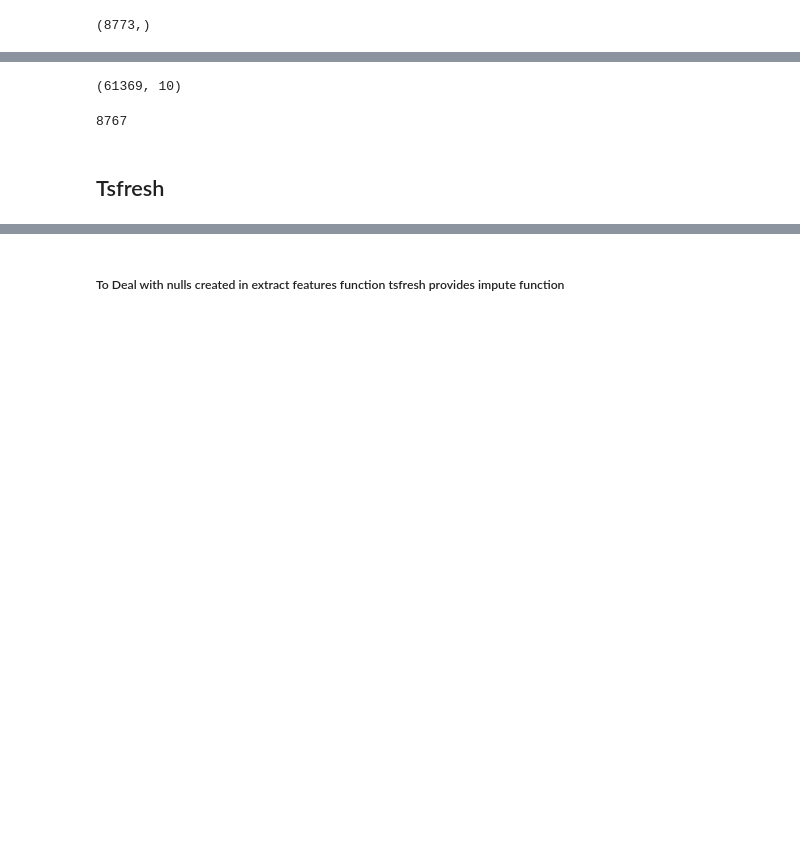
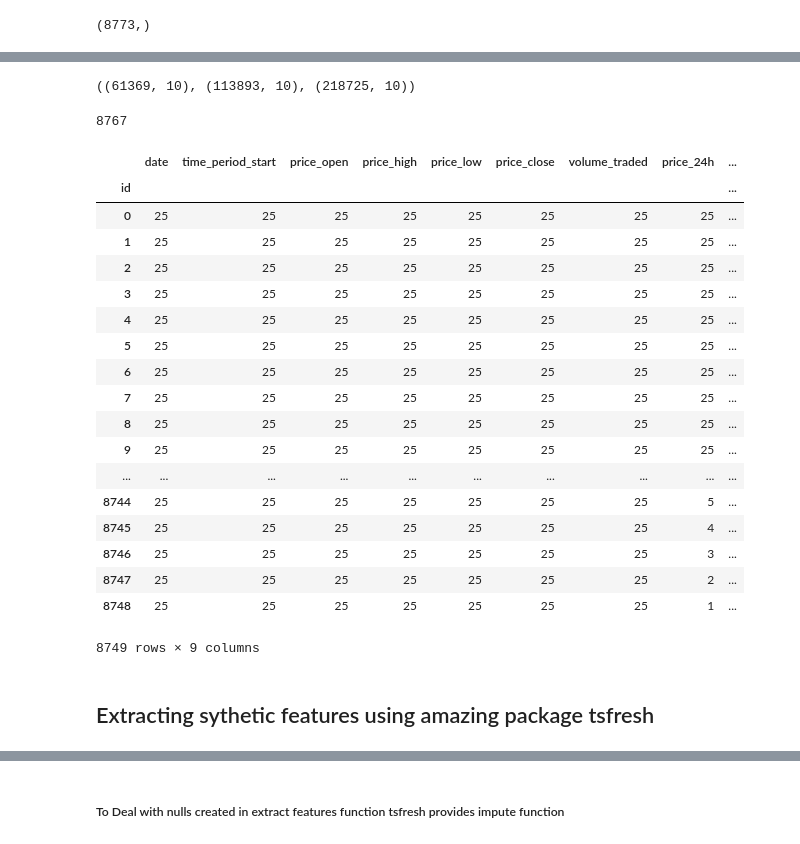
Before and after one commit to amitbhsingh/Project, a Jupyter notebook: 01_Project/binance.ipynb, the cells around one changed output, grey strips where cells are left out. Saved outputs shown, nothing was run; the diff lists cells and outputs as text; code cells hidden in the pictures; blank space fills up the shorter version.

```diff
--- a/01_Project/binance.ipynb
+++ b/01_Project/binance.ipynb
@@ -163,0 +138,3 @@ TypeError: cannot do index indexing on <class 'pandas.core.indexes.datetimes.Dat
+# %%
+unique_dates1 = binance12h.index.unique()
+unique_dates1.shape
@@ -166,7 +145,7 @@ TypeError: cannot do index indexing on <class 'pandas.core.indexes.datetimes.Dat
 tseries = []
 
 count = 0
-for date in unique_dates:
+for date in unique_dates1:
     start = date
     end = binance12h.loc[date]['date_12h']
 
@@ -191,0 +187,3 @@ TypeError: cannot do index indexing on <class 'pandas.core.indexes.datetimes.Dat
+# %%
+unique_dates2 = binance24h.index.unique()
+unique_dates2.shape
@@ -194,12 +194,12 @@ TypeError: cannot do index indexing on <class 'pandas.core.indexes.datetimes.Dat
 tseries = []
 
 count = 0
-for date in unique_dates:
+for date in unique_dates2:
     start = date
     end = binance24h.loc[date]['date_24h']
 
 
-    #print(f"id = {count} -> Start: {start}, end: {end}")
+    print(f"id = {count} -> Start: {start}, end: {end}")
     #count = count+1
 
 
@@ -220,5 +236,5 @@ TypeError: cannot do index indexing on <class 'pandas.core.indexes.datetimes.Dat
-# %%
-tseries.shape
-# %% [output]
-(61369, 10)
+# %%
+tseries6h.shape, tseries12h.shape, tseries24h.shape
+# %% [output]
+((61369, 10), (113893, 10), (218725, 10))
 # %%
@@ -226,8 +242,28 @@ len(tseries['id'].unique())
 # %% [output]
 8767
 # %%
-#tseries.groupby('id').count()
+tseries24h.groupby('id').count()
+# %% [output]
+|  | date | time_period_start | price_open | price_high | price_low | price_close | volume_traded | price_24h | ... |
+| id |  |  |  |  |  |  |  |  | ... |
+| 0 | 25 | 25 | 25 | 25 | 25 | 25 | 25 | 25 | ... |
+| 1 | 25 | 25 | 25 | 25 | 25 | 25 | 25 | 25 | ... |
+| 2 | 25 | 25 | 25 | 25 | 25 | 25 | 25 | 25 | ... |
+| 3 | 25 | 25 | 25 | 25 | 25 | 25 | 25 | 25 | ... |
+| 4 | 25 | 25 | 25 | 25 | 25 | 25 | 25 | 25 | ... |
+| 5 | 25 | 25 | 25 | 25 | 25 | 25 | 25 | 25 | ... |
+| 6 | 25 | 25 | 25 | 25 | 25 | 25 | 25 | 25 | ... |
+| 7 | 25 | 25 | 25 | 25 | 25 | 25 | 25 | 25 | ... |
+| 8 | 25 | 25 | 25 | 25 | 25 | 25 | 25 | 25 | ... |
+| 9 | 25 | 25 | 25 | 25 | 25 | 25 | 25 | 25 | ... |
+| ... | ... | ... | ... | ... | ... | ... | ... | ... | ... |
+| 8744 | 25 | 25 | 25 | 25 | 25 | 25 | 25 | 5 | ... |
+| 8745 | 25 | 25 | 25 | 25 | 25 | 25 | 25 | 4 | ... |
+| 8746 | 25 | 25 | 25 | 25 | 25 | 25 | 25 | 3 | ... |
+| 8747 | 25 | 25 | 25 | 25 | 25 | 25 | 25 | 2 | ... |
+| 8748 | 25 | 25 | 25 | 25 | 25 | 25 | 25 | 1 | ... |
+8749 rows × 9 columns
-# %% [markdown]
-## Tsfresh
+# %% [markdown]
+## Extracting sythetic features using amazing package tsfresh
 # %%
 %%time
```
Also changed, not shown: parts of 43 cells of this notebook, 4 other files.
